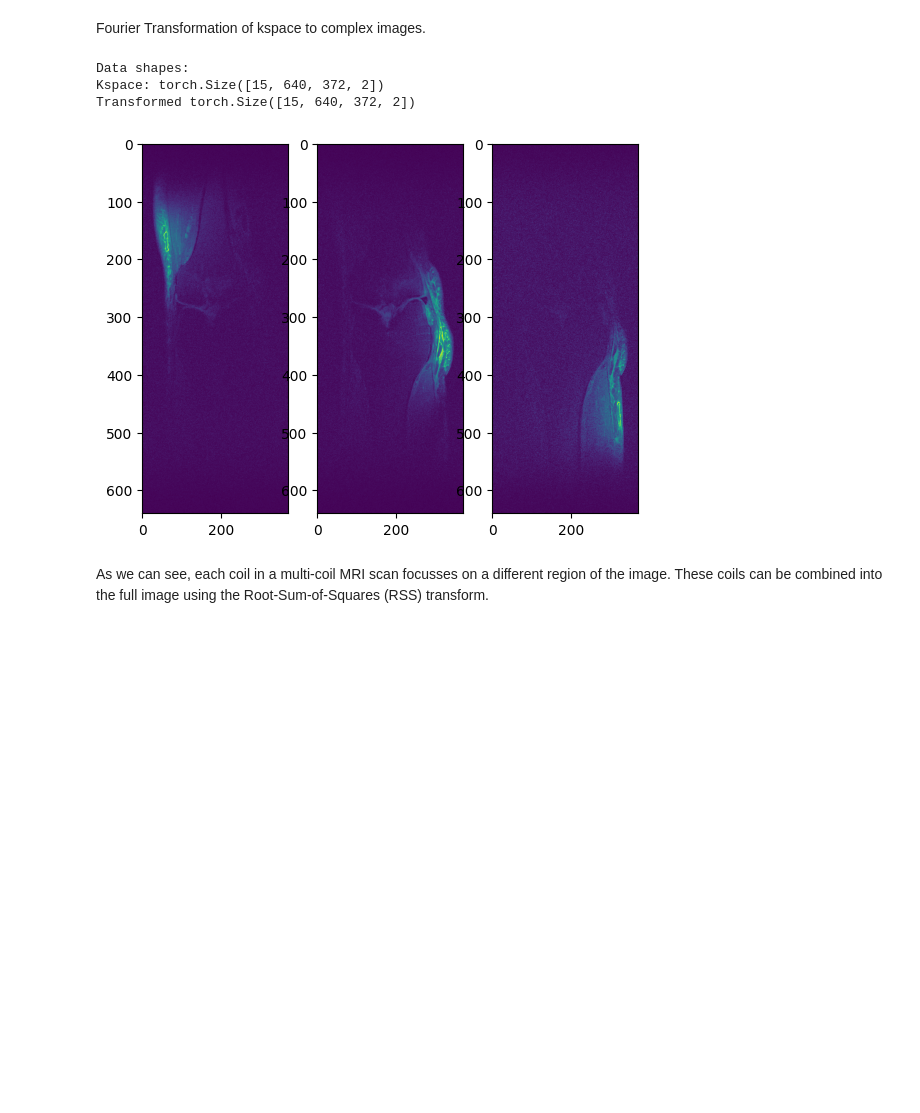
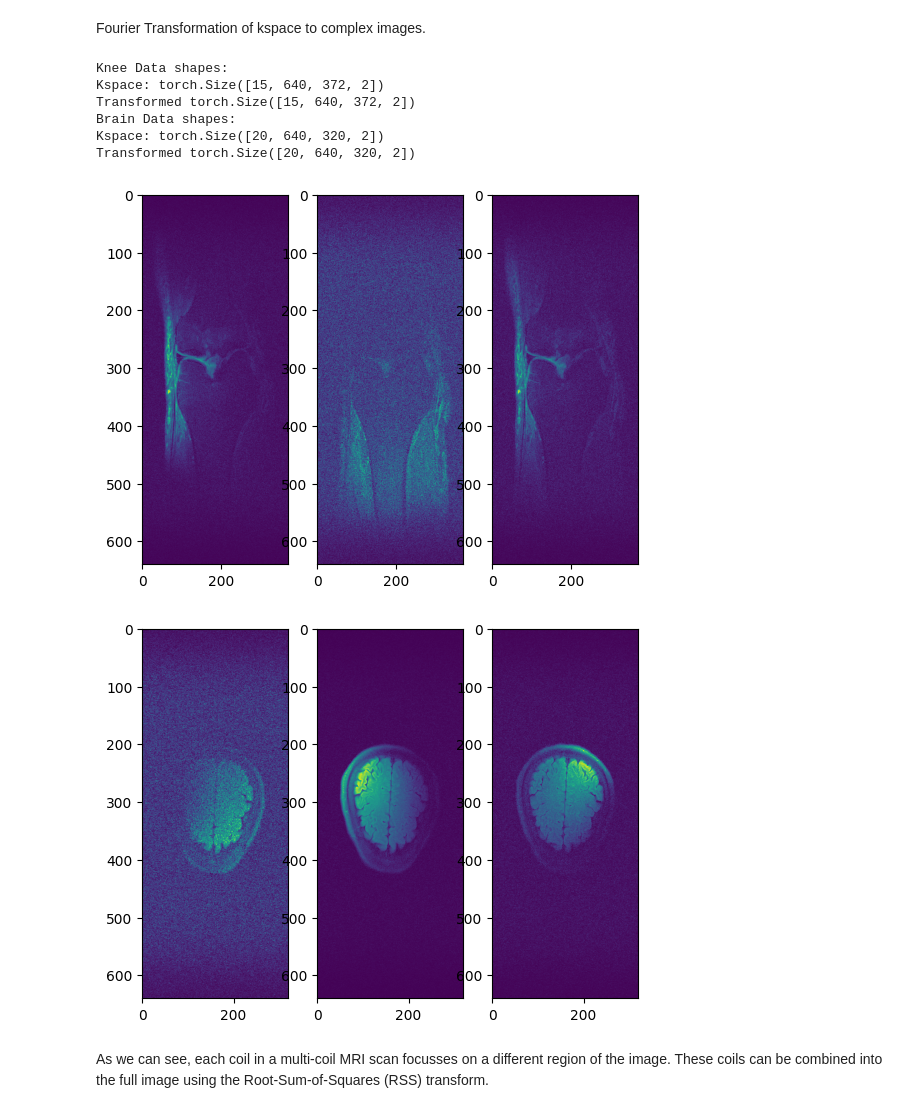
Before and after one commit to luisdavid64/MRI-Implicit-Neural-Representations, a Jupyter notebook: complex_image_dataloader.ipynb, the cells around one changed output. Saved outputs shown, nothing was run; the diff lists cells and outputs as text; code cells hidden in the pictures; blank space fills up the shorter version.

```diff
--- a/complex_image_dataloader.ipynb
+++ b/complex_image_dataloader.ipynb
@@ -6,6 +6,9 @@ import numpy as np
 from matplotlib import pyplot as plt
 # %%
 # reading h5 file
-f1 = 'dataset/file1000612.h5'
-data1 = h5py.File(f1)
+f_knee = 'dataset_knee/file1000612.h5'
+knee = h5py.File(f_knee)
+
+f_brain = 'dataset_brain/file_brain_AXFLAIR_200_6002467.h5'
+brain = h5py.File(f_brain)
 # %%
@@ -24,9 +38,13 @@ For single-coil MRIs, k-space has the following shape: (number of slices, height
 
 MRIs are acquired as 3D volumes, the first dimension is the number of 2D slices.
 # %%
-kspace = data1['kspace'][()]
+kspace = knee['kspace'][()]
 print(kspace.dtype)
 print(kspace.shape)
+
+bkspace = brain['kspace'][()]
+print(bkspace.dtype)
+print(bkspace.shape)
 # %% [output]
 complex64
 (45, 15, 640, 372)
@@ -34,5 +54,8 @@ complex64
 # 20th slice of the data
 kspace20 = kspace[20]
 print("Shape = ", kspace20.shape)
+
+bkspace8 = bkspace[8]
+print("Shape = ", bkspace8.shape)
 # %% [output]
 Shape =  (15, 640, 372)
@@ -74,15 +84,27 @@ from fastmri.data import transforms as T
 kspace20t = T.to_tensor(kspace20)
 transformed_data20 = fastmri.ifft2c(kspace20t)
 transformed_data20_abs = fastmri.complex_abs(transformed_data20)
-print("Data shapes: \nKspace: {} \nTransformed {} ".format(kspace20t.shape, transformed_data20.shape))
+print("Knee Data shapes: \nKspace: {} \nTransformed {} ".format(kspace20t.shape, transformed_data20.shape))
+
+
+bkspace8t = T.to_tensor(bkspace8)
+btransformed_data8 = fastmri.ifft2c(bkspace8t)
+btransformed_data8_abs = fastmri.complex_abs(btransformed_data8)
+print("Brain Data shapes: \nKspace: {} \nTransformed {} ".format(bkspace8t.shape, btransformed_data8.shape))
 # %% [output]
-Data shapes:
+Knee Data shapes:
 Kspace: torch.Size([15, 640, 372, 2])
 Transformed torch.Size([15, 640, 372, 2])
+Brain Data shapes:
+Kspace: torch.Size([20, 640, 320, 2])
+Transformed torch.Size([20, 640, 320, 2])
 # %%
-show_coils(transformed_data20_abs, [0, 5, 10], cmap='gray')
+show_coils(transformed_data20_abs, [7, 8, 9], cmap='gray')
+
+show_coils(btransformed_data8_abs, [0, 5, 10], cmap='gray')
 # %% [output]
-[figure, old version]
+[figure, new version]
+[figure, added]
 # %% [markdown]
 As we can see, each coil in a multi-coil MRI scan focusses on a different region of the image. These coils can be combined into the full image using the Root-Sum-of-Squares (RSS) transform.
 # %%
```
Also changed, not shown: parts of 11 cells of this notebook, 5 other files.
